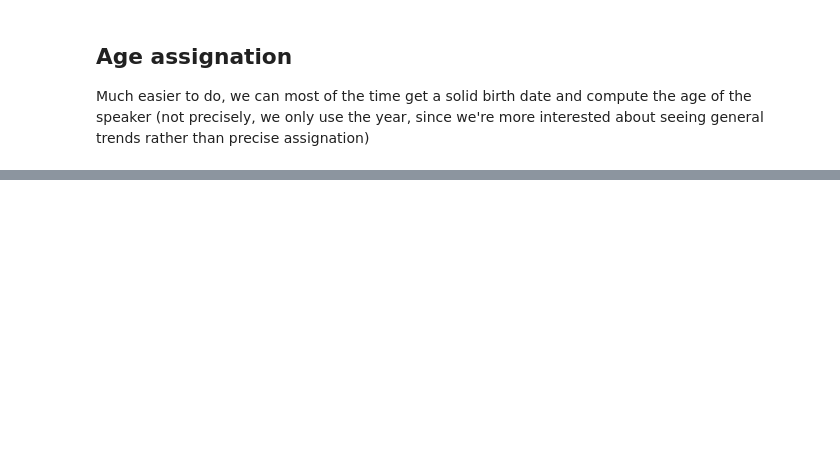
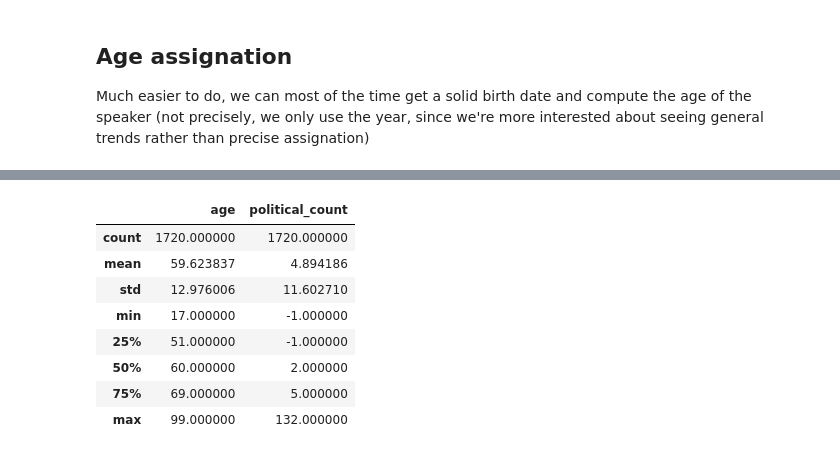
Before and after one commit to epfl-ada/ada-2021-project-adada-sur-mon-bidet, a Jupyter notebook: notebooks/processing_pickle.ipynb, the cells around one changed output, grey strips where cells are left out. Drawn from its saved outputs; the diff is of its cells as text; code cells hidden in the pictures; blank space fills up the shorter version.

```diff
--- a/notebooks/processing_pickle.ipynb
+++ b/notebooks/processing_pickle.ipynb
@@ -270,0 +298,12 @@ Text(0.5, 1.0, 'Age distribution of each assigned gender')
+# %%
+df[(df["wing"]=="Democrat") & (df["gender"]=="female")].describe()
+# %% [output]
+|  | age | political_count |
+| count | 1720.000000 | 1720.000000 |
+| mean | 59.623837 | 4.894186 |
+| std | 12.976006 | 11.602710 |
+| min | 17.000000 | -1.000000 |
+| 25% | 51.000000 | -1.000000 |
+| 50% | 60.000000 | 2.000000 |
+| 75% | 69.000000 | 5.000000 |
+| max | 99.000000 | 132.000000 |
```
Also changed, not shown: parts of 27 cells of this notebook, 1 other file.
